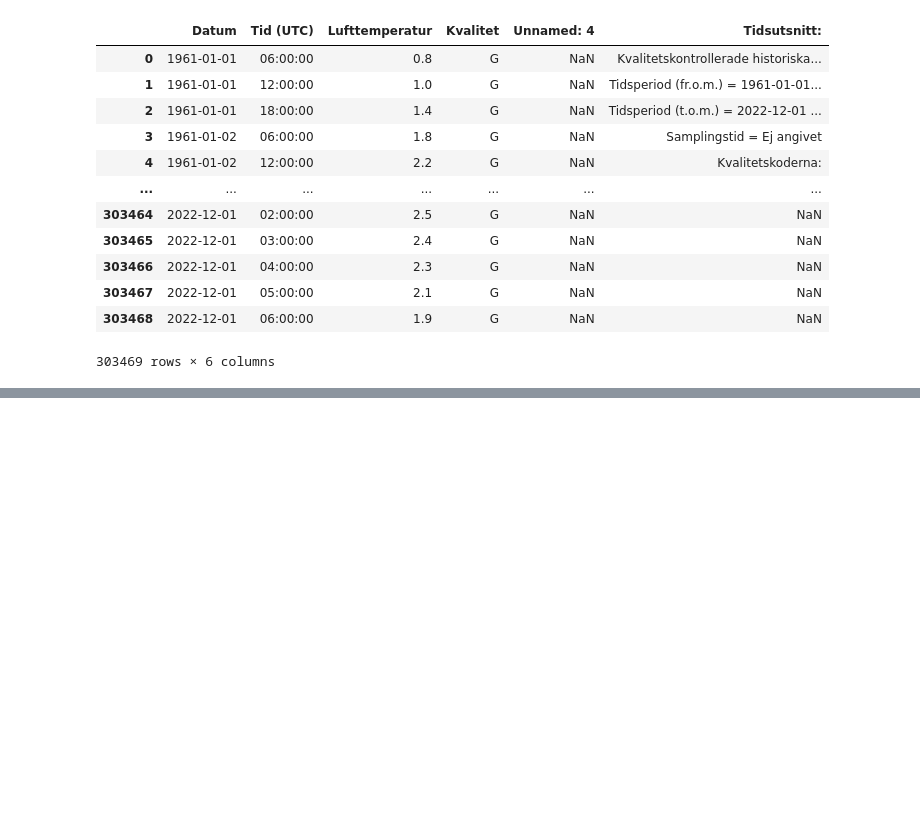
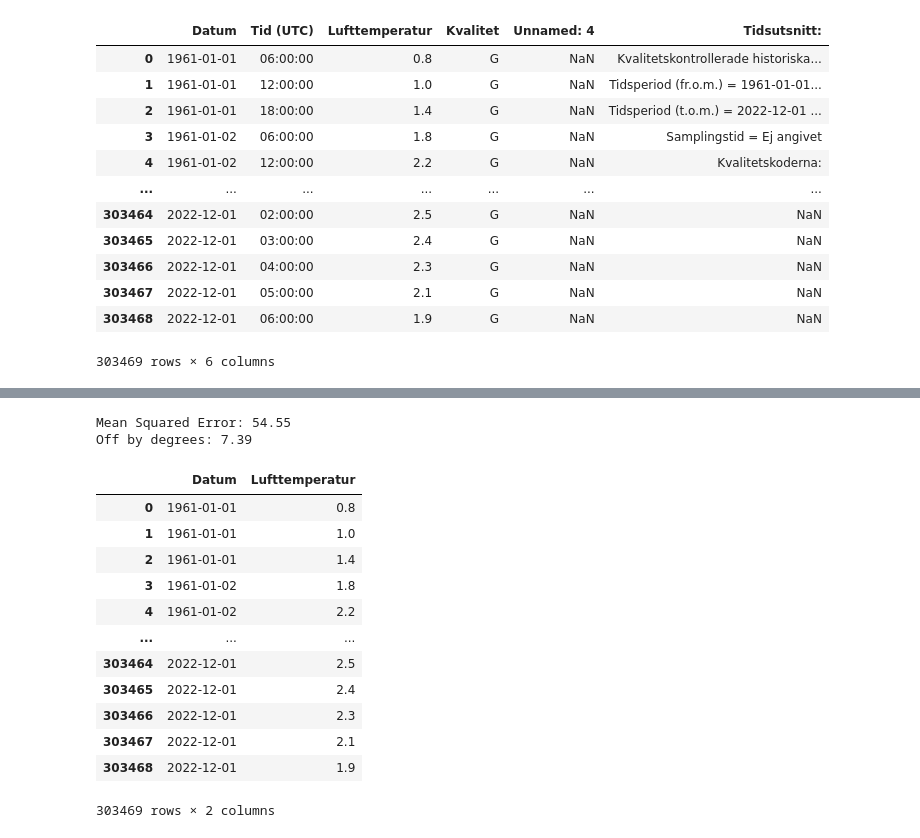
Before and after one commit to wlinds/ITHS-AI22-ML, a Jupyter notebook: Explorations/smhi.ipynb, the cells around one changed output, grey strips where cells are left out. Saved outputs shown, nothing was run; the diff lists cells and outputs as text; code cells hidden in the pictures; blank space fills up the shorter version.

Commit message:
lr and rf weather models

```diff
--- a/Explorations/smhi.ipynb
+++ b/Explorations/smhi.ipynb
@@ -79,0 +100,28 @@ fig.show()
+# %%
+from sklearn.linear_model import LinearRegression
+from sklearn.model_selection import train_test_split
+from sklearn.metrics import mean_squared_error
+import numpy as np
+
+df['Datum'] = pd.to_datetime(df['Datum'])
+
+X_train, X_test, y_train, y_test = train_test_split(df['Datum'], df['Lufttemperatur'], test_size=0.2, random_state=42)
+
+# feature engineering
+X_train_days = (X_train.dt.dayofyear).values.reshape(-1, 1)
+X_test_days = (X_test.dt.dayofyear).values.reshape(-1, 1)
+
+lr = LinearRegression()
+lr.fit(X_train_days, y_train)
+
+# make predictions on the testing data
+y_pred = lr.predict(X_test_days)
+
+# evaluate the performance of the model using mean squared error (MSE)
+mse = mean_squared_error(y_test, y_pred)
+
+print(f'Mean Squared Error: {mse:.2f}')
+print(f'Off by degrees: {np.sqrt(mse):.2f}')
+# %% [output]
+Mean Squared Error: 54.55
+Off by degrees: 7.39
@@ -79,0 +132,16 @@ fig.show()
+# %%
+df
+# %% [output]
+|  | Datum | Lufttemperatur |
+| 0 | 1961-01-01 | 0.8 |
+| 1 | 1961-01-01 | 1.0 |
+| 2 | 1961-01-01 | 1.4 |
+| 3 | 1961-01-02 | 1.8 |
+| 4 | 1961-01-02 | 2.2 |
+| ... | ... | ... |
+| 303464 | 2022-12-01 | 2.5 |
+| 303465 | 2022-12-01 | 2.4 |
+| 303466 | 2022-12-01 | 2.3 |
+| 303467 | 2022-12-01 | 2.1 |
+| 303468 | 2022-12-01 | 1.9 |
+303469 rows × 2 columns
```
Also changed, not shown: parts of 16 cells of this notebook.
